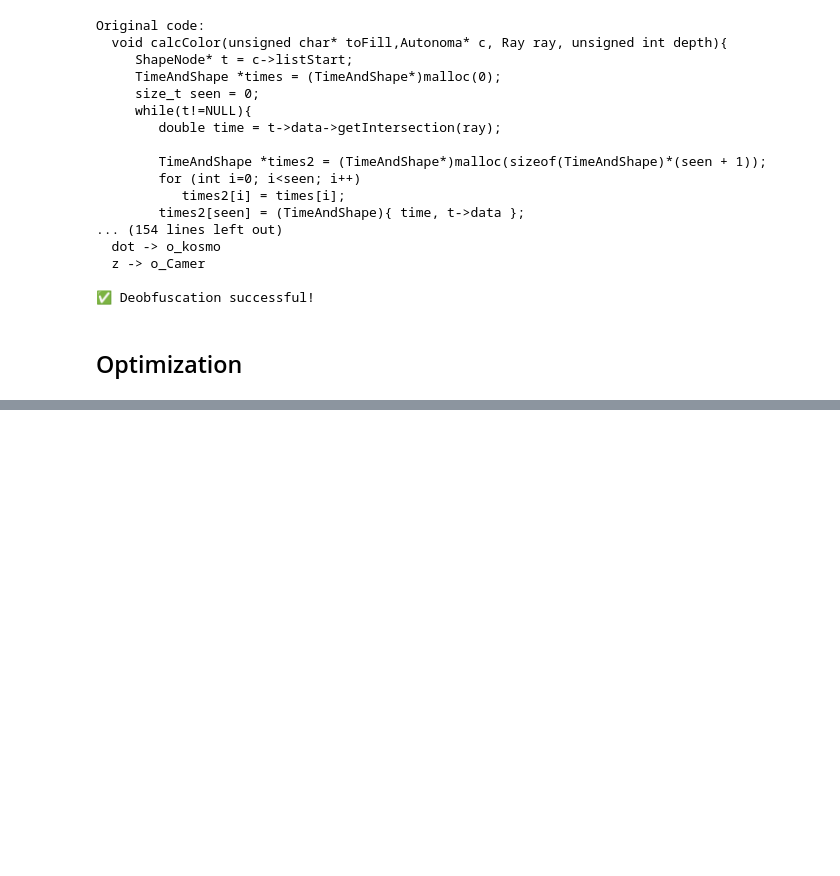
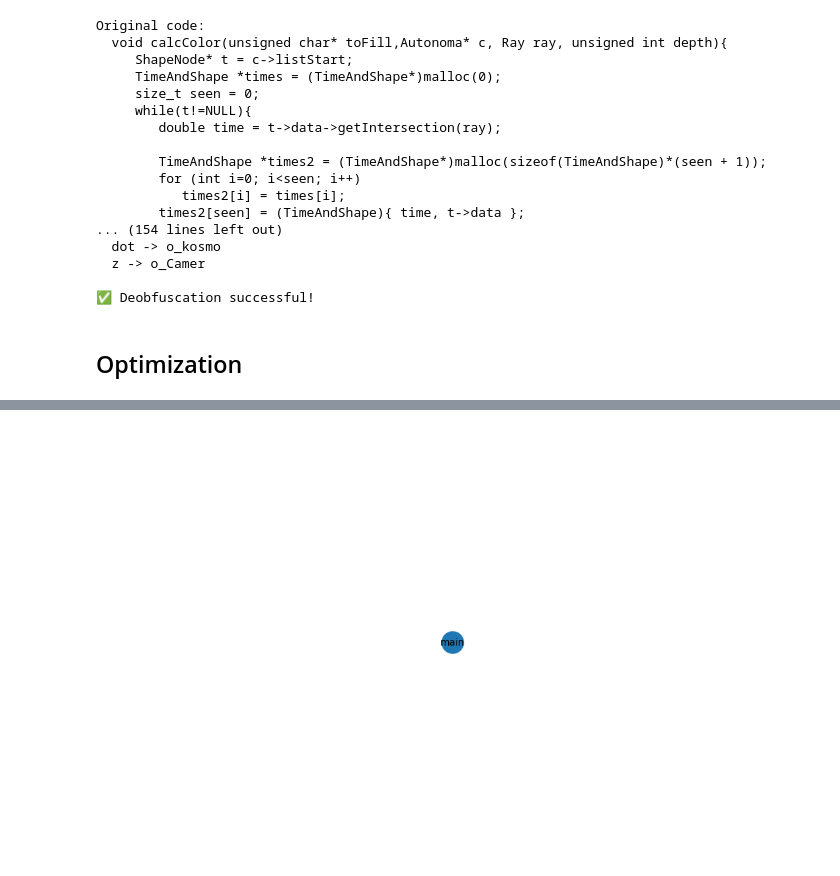
Before and after one commit to adiprerepa/pesquared, a Jupyter notebook: FunctionGraph.ipynb, the cells around one changed output, grey strips where cells are left out. Cells and saved outputs as stored; diff of their text form; code cells hidden in the pictures; blank space fills up the shorter version.

```diff
--- a/FunctionGraph.ipynb
+++ b/FunctionGraph.ipynb
@@ -154,0 +397,6 @@ optimizer.optimize_repo()
+# %%
+fileAnalyzer = FileAnalyzer('tmp/Project_CodeNet/Project_CodeNet_C++1400/p00000/s003971419.cpp')
+# %%
+subgraph = fileAnalyzer.induce_subgraph(
+    node_filter=lambda node, attrs: (len(list(fileAnalyzer.predecessors(node))) != 0 or 'main' in node)
+              and is_kind(attrs["kind"], NodeKind.IN_CODEBASE) and is_kind(attrs["kind"], NodeKind.FUNCTION))
@@ -154,0 +417,4 @@ optimizer.optimize_repo()
+# %%
+subgraph.plot()
+# %% [output]
+[figure, added]
```
Also changed, not shown: parts of 6 cells of this notebook, 14 other files.
